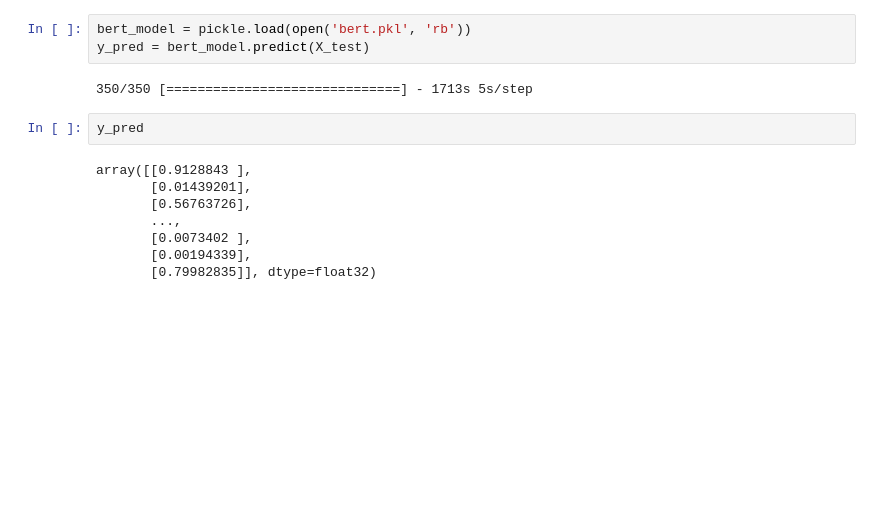
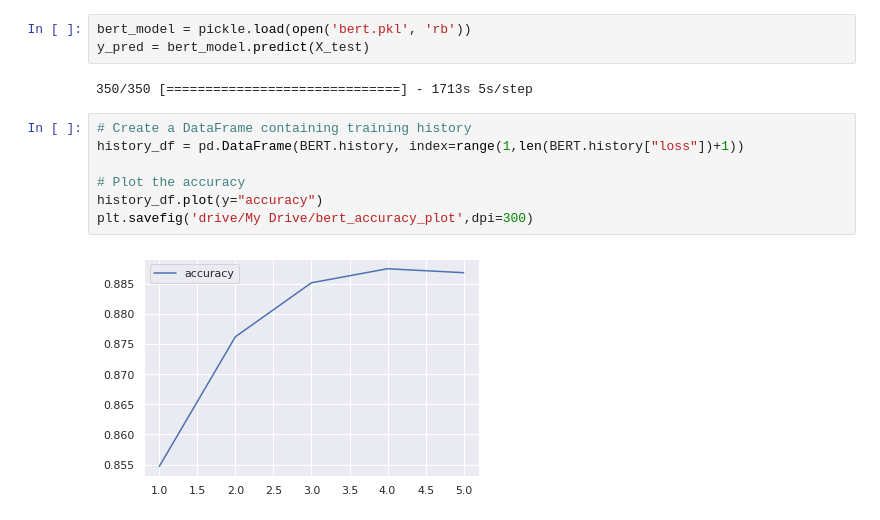
Before and after one commit to Shannon-Watts/fake_news_ML, a Jupyter notebook: notebooks/DL_Bert_model/FakeRealNewsBERT.ipynb, the cells around one changed output. Cells and saved outputs as stored; diff of their text form; blank space fills up the shorter version.

```diff
--- a/notebooks/DL_Bert_model/FakeRealNewsBERT.ipynb
+++ b/notebooks/DL_Bert_model/FakeRealNewsBERT.ipynb
@@ -474,13 +454,12 @@ bert_model = pickle.load(open('bert.pkl', 'rb'))
 y_pred = bert_model.predict(X_test)
 # %% [output]
 350/350 [==============================] - 1713s 5s/step
-# %%
-y_pred
-# %% [output]
-array([[0.9128843 ],
-       [0.01439201],
-       [0.56763726],
-       ...,
-       [0.0073402 ],
-       [0.00194339],
-       [0.79982835]], dtype=float32)
+# %%
+# Create a DataFrame containing training history
+history_df = pd.DataFrame(BERT.history, index=range(1,len(BERT.history["loss"])+1))
+
+# Plot the accuracy
+history_df.plot(y="accuracy")
+plt.savefig('drive/My Drive/bert_accuracy_plot',dpi=300)
+# %% [output]
+[figure, added]
```
Also changed, not shown: parts of 13 cells of this notebook, 7 other files.
